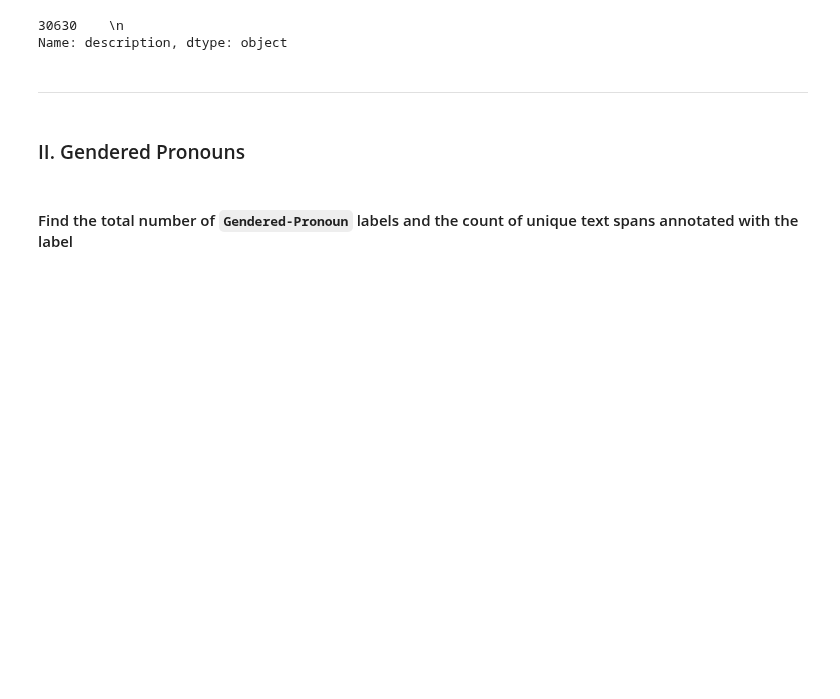
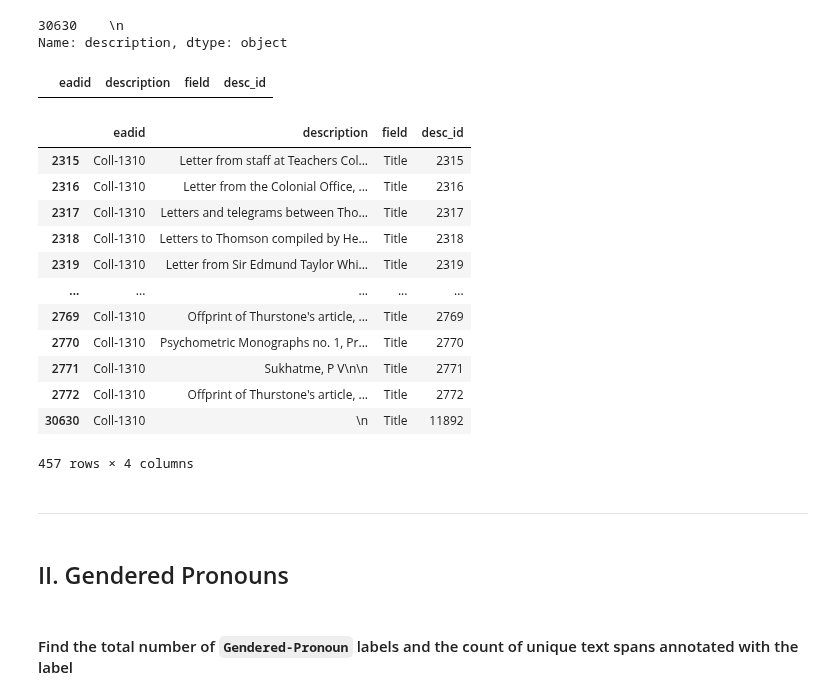
Before and after one commit to thegoose20/gender-bias, a Jupyter notebook: analysis/Analysis_GenderedPronounsRoles.ipynb, the cells around one changed output. Saved outputs shown, nothing was run; the diff lists cells and outputs as text; code cells hidden in the pictures; blank space fills up the shorter version.

```diff
--- a/analysis/Analysis_GenderedPronounsRoles.ipynb
+++ b/analysis/Analysis_GenderedPronounsRoles.ipynb
@@ -50,7 +52,7 @@ print("Columns:",df.shape[1])
 Rows: 55260
 Columns: 9
 # %%
-desc_path = "data/all_descriptions.csv"
+desc_path = data_dir+"crc_metadata/all_descriptions.csv"
 df_desc = pd.read_csv(desc_path, index_col=0)
 df_desc.tail()
 # %% [output]
@@ -69,11 +71,31 @@ df_desc.loc[df_desc.desc_id == 11892].description
 # %% [output]
 30630    \n
 Name: description, dtype: object
+# %%
+df_desc.loc[df_desc.description == "\n"]  #"\t" " " "" --> the newline at 30630 seems to be the only one not recorded properly
+# %% [output]
+|  | eadid | description | field | desc_id |
+# %%
+df_desc.loc[(df_desc.eadid == "Coll-1310") & (df_desc.field == "Title")]
+# %% [output]
+|  | eadid | description | field | desc_id |
+| 2315 | Coll-1310 | Letter from staff at Teachers Col... | Title | 2315 |
+| 2316 | Coll-1310 | Letter from the Colonial Office, ... | Title | 2316 |
+| 2317 | Coll-1310 | Letters and telegrams between Tho... | Title | 2317 |
+| 2318 | Coll-1310 | Letters to Thomson compiled by He... | Title | 2318 |
+| 2319 | Coll-1310 | Letter from Sir Edmund Taylor Whi... | Title | 2319 |
+| ... | ... | ... | ... | ... |
+| 2769 | Coll-1310 | Offprint of Thurstone's article, ... | Title | 2769 |
+| 2770 | Coll-1310 | Psychometric Monographs no. 1, Pr... | Title | 2770 |
+| 2771 | Coll-1310 | Sukhatme, P V\n\n | Title | 2771 |
+| 2772 | Coll-1310 | Offprint of Thurstone's article, ... | Title | 2772 |
+| 30630 | Coll-1310 | \n | Title | 11892 |
+457 rows × 4 columns
 # %% [markdown]
 ***
 # %% [markdown]
 <a id="2"></a>
-### II. Gendered Pronouns
+## II. Gendered Pronouns
 # %%
 label = "Gendered-Pronoun"
 # %% [markdown]
```
Also changed, not shown: parts of 34 cells of this notebook, 2 other files.
